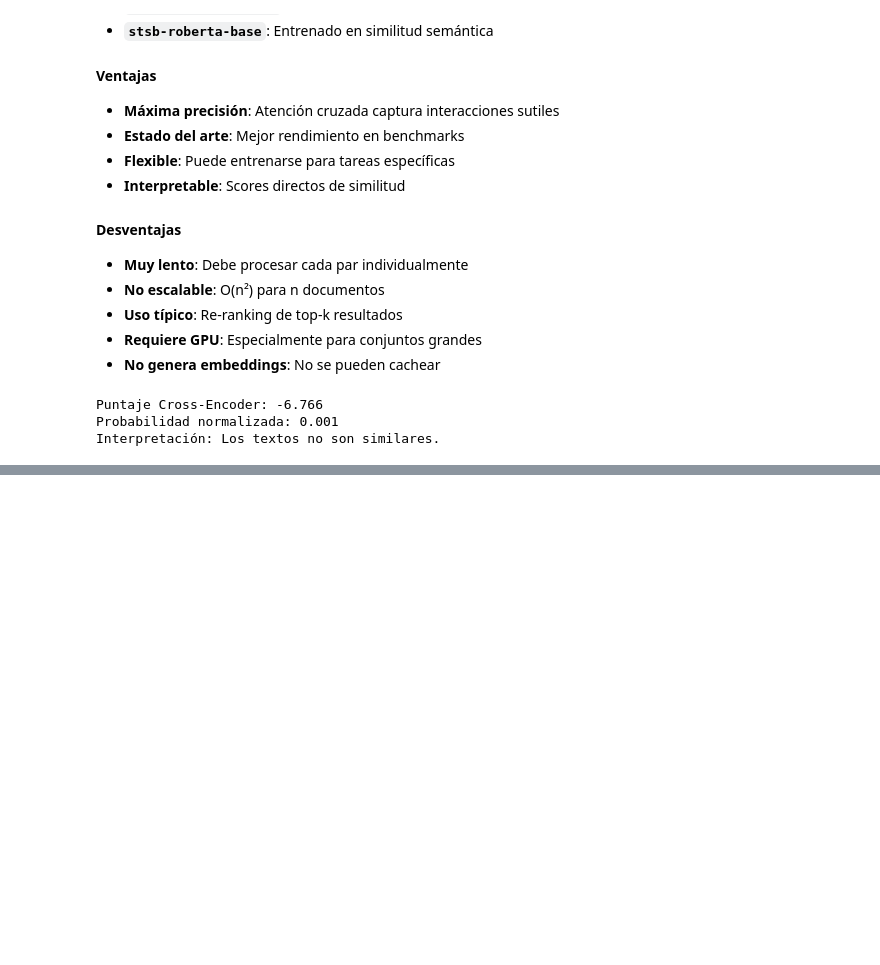
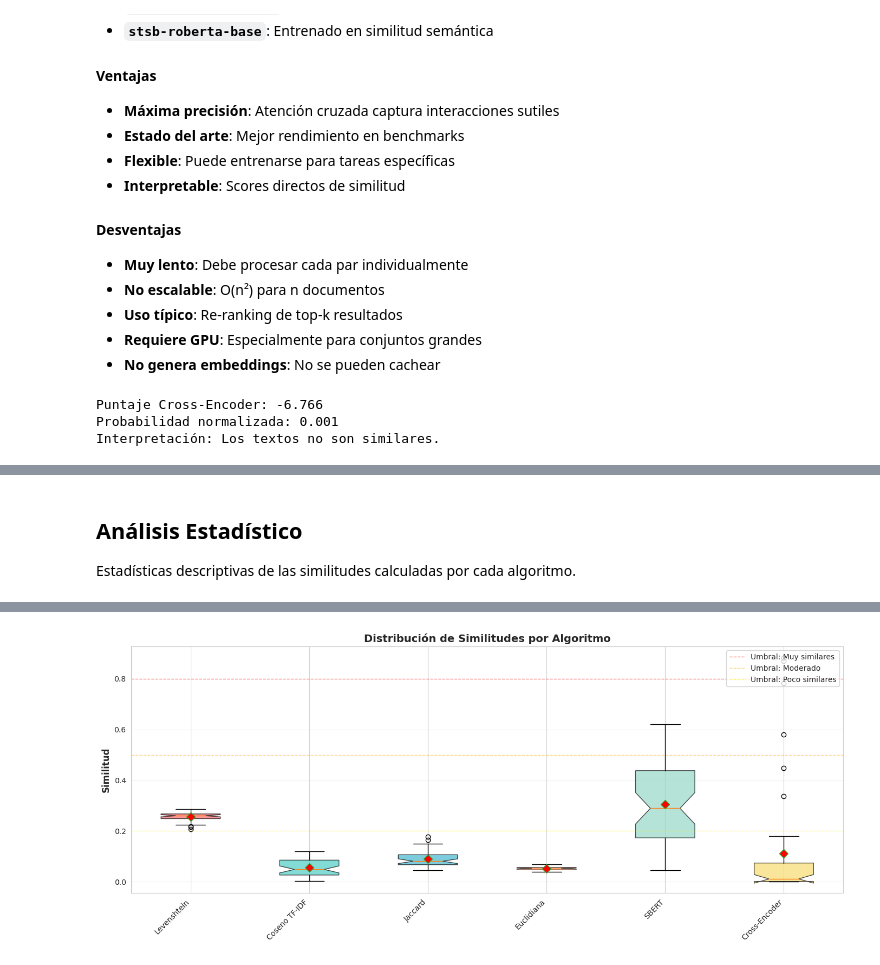
Before and after one commit to BrandonBrandon-alt/proyectoAnalisisAlgoritmos, a Jupyter notebook: proyecto/requerimiento2/Requeriemito2.ipynb, the cells around one changed output, grey strips where cells are left out. Cells and saved outputs as stored; diff of their text form; code cells hidden in the pictures; blank space fills up the shorter version.

```diff
--- a/proyecto/requerimiento2/Requeriemito2.ipynb
+++ b/proyecto/requerimiento2/Requeriemito2.ipynb
@@ -753,0 +1132,78 @@ Interpretación: Los textos no son similares.
+# %% [markdown]
+## Análisis Estadístico
+
+Estadísticas descriptivas de las similitudes calculadas por cada algoritmo.
+# %%
+# Extraer valores de similitud (excluyendo diagonal)
+stats_data = []
+
+for algo in algorithms:
+    matrix = results[algo]['matrix']
+    # Obtener triángulo superior (sin diagonal)
+    similarities = []
+    for i in range(N_SAMPLES):
+        for j in range(i+1, N_SAMPLES):
+            similarities.append(matrix[i][j])
+
+    similarities = np.array(similarities)
+
+    stats_data.append({
+        'Algoritmo': algo,
+        'Media': f"{np.mean(similarities):.4f}",
+        'Mediana': f"{np.median(similarities):.4f}",
+        'Desv. Est.': f"{np.std(similarities):.4f}",
+        'Mínimo': f"{np.min(similarities):.4f}",
+        'Máximo': f"{np.max(similarities):.4f}",
+        'Q1 (25%)': f"{np.percentile(similarities, 25):.4f}",
+        'Q3 (75%)': f"{np.percentile(similarities, 75):.4f}"
+    })
+
+df_stats = pd.DataFrame(stats_data)
+
+print("ESTADÍSTICAS DESCRIPTIVAS DE SIMILITUDES\n")
+print("=" * 120)
+print(df_stats.to_string(index=False))
+print("=" * 120)
+
+# Visualización: Boxplot comparativo
+fig, ax = plt.subplots(figsize=(14, 6))
+
+# Preparar datos para boxplot
+boxplot_data = []
+for algo in algorithms:
+    matrix = results[algo]['matrix']
+    similarities = []
+    for i in range(N_SAMPLES):
+        for j in range(i+1, N_SAMPLES):
+            similarities.append(matrix[i][j])
+    boxplot_data.append(similarities)
+
+bp = ax.boxplot(boxplot_data, labels=algorithms, patch_artist=True,
+                notch=True, showmeans=True,
+                meanprops=dict(marker='D', markerfacecolor='red', markersize=8))
+
+# Colorear las cajas
+for patch, color in zip(bp['boxes'], colors):
+    patch.set_facecolor(color)
+    patch.set_alpha(0.7)
+
+ax.set_ylabel('Similitud', fontsize=12, fontweight='bold')
+ax.set_title('Distribución de Similitudes por Algoritmo', fontsize=14, fontweight='bold')
+ax.set_xticklabels(algorithms, rotation=45, ha='right')
+ax.grid(axis='y', alpha=0.3)
+ax.axhline(y=0.8, color='red', linestyle='--', linewidth=1, alpha=0.5, label='Umbral: Muy similares')
+ax.axhline(y=0.5, color='orange', linestyle='--', linewidth=1, alpha=0.5, label='Umbral: Moderado')
+ax.axhline(y=0.2, color='yellow', linestyle='--', linewidth=1, alpha=0.5, label='Umbral: Poco similares')
+ax.legend(loc='upper right')
+
+plt.tight_layout()
+plt.show()
+
+# Interpretación
+print("\nInterpretación:")
+print("   Diamante rojo: Media de similitudes")
+print("   Línea central: Mediana")
+print("   Caja: Rango intercuartílico (Q1-Q3)")
+print("   Bigotes: Rango de valores (excluyendo outliers)")
+print("   Círculos: Valores atípicos (outliers)")
+# %% [output]
@@ -753,0 +1221 @@ Interpretación: Los textos no son similares.
+[figure, added]
```
Also changed, not shown: parts of 14 cells of this notebook.
